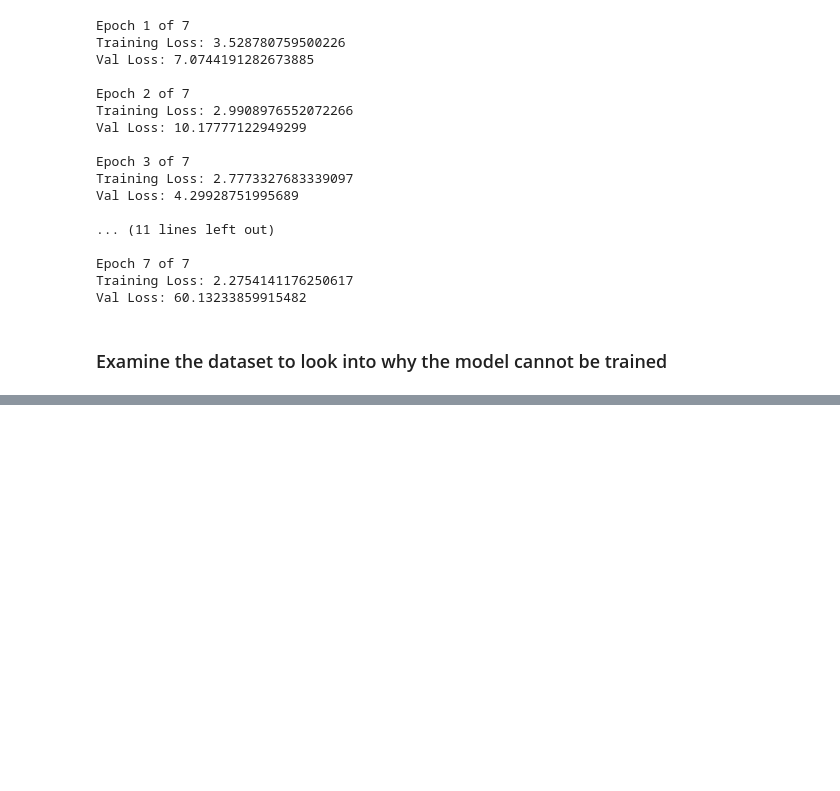
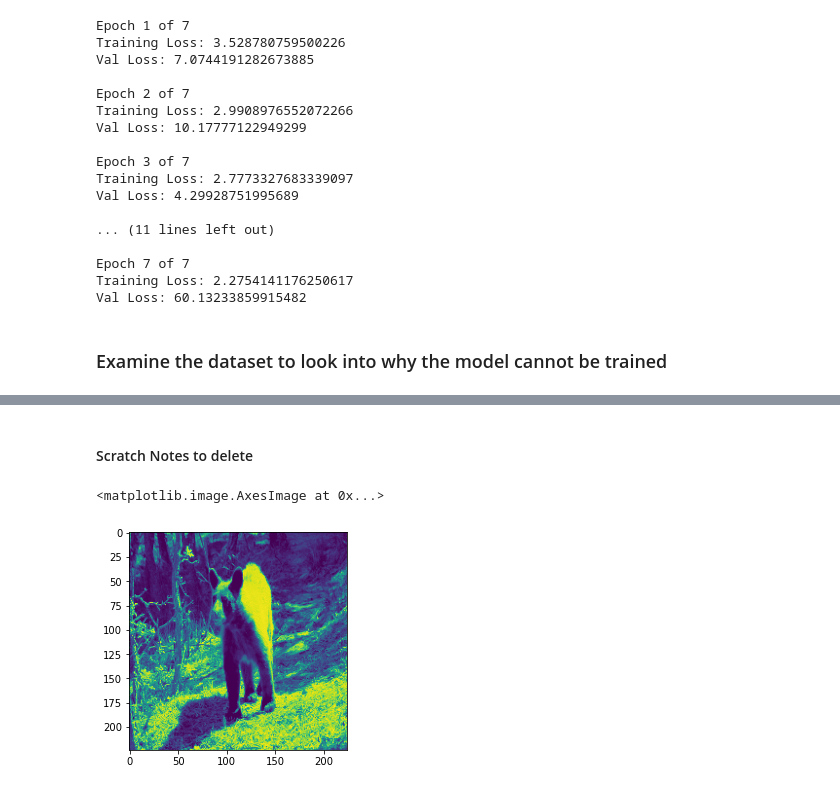
Before and after one commit to jmiano/MTLSys, a Jupyter notebook: MTL_Architecture_Development.ipynb, the cells around one changed output, grey strips where cells are left out. Saved outputs shown, nothing was run; the diff lists cells and outputs as text; code cells hidden in the pictures; blank space fills up the shorter version.

Commit message:
updated model classes for training

```diff
--- a/MTL_Architecture_Development.ipynb
+++ b/MTL_Architecture_Development.ipynb
@@ -450,6 +459,6 @@ class ClassOnlyUNet(nn.Module):
 # %% [markdown]
 ### Get label map
 # %%
-label_map = getLabelMap()
+label_map = getLabelMap(newTrainClasses)
 # %% [output]
 loading annotations into memory...
@@ -460,8 +469,8 @@ index created!
 ### Set up data, loss, optim
 # %%
 ### Create datasets and data loaders
-train_dataset = COCODataset(folder='dataset', mode='train', label_map=label_map)
-val_dataset = COCODataset(folder='dataset', mode='val', label_map=label_map)
+train_dataset = COCODataset(folder='dataset', mode='train', label_map=label_map, newTrainClasses=newTrainClasses)
+val_dataset = COCODataset(folder='dataset', mode='val', label_map=label_map, newTrainClasses=newTrainClasses)
 #test_dataset = COCODataset(folder='dataset', mode='test', label_map=label_map)
 train_loader = DataLoader(dataset=train_dataset, batch_size=16, sampler=RandomSampler(train_dataset))
 val_loader = DataLoader(dataset=val_dataset, batch_size=16, shuffle=False)
@@ -1004,3 +1009,21 @@ Training Loss: 2.2754141176250617
 Val Loss: 60.13233859915482
 # %% [markdown]
 ### Examine the dataset to look into why the model cannot be trained
+# %%
+### Check number of examples per class
+train_counts = {}
+val_counts = {}
+
+# train
+for k, v in label_map.items():
+    train_counts[v] = 0
+for image, mask, classId in train_dataset:
+    train_counts[classId] += 1
+
+
+# val
+for k, v in label_map.items():
+    val_counts[v] = 0
+
+for image, mask, classId in val_dataset:
+    val_counts[classId] += 1
@@ -1006,0 +1082,13 @@ Val Loss: 60.13233859915482
+# %% [markdown]
+#### Scratch Notes to delete
+# %%
+sample = None
+for img, mask, classId in train_dataset:
+    if classId == 21:
+        sample = [img, mask, classId]
+        break
+# %%
+plt.imshow(sample[0][0])
+# %% [output]
+<matplotlib.image.AxesImage at 0x...>
+[figure, added]
```
Also changed, not shown: parts of 14 cells of this notebook.
